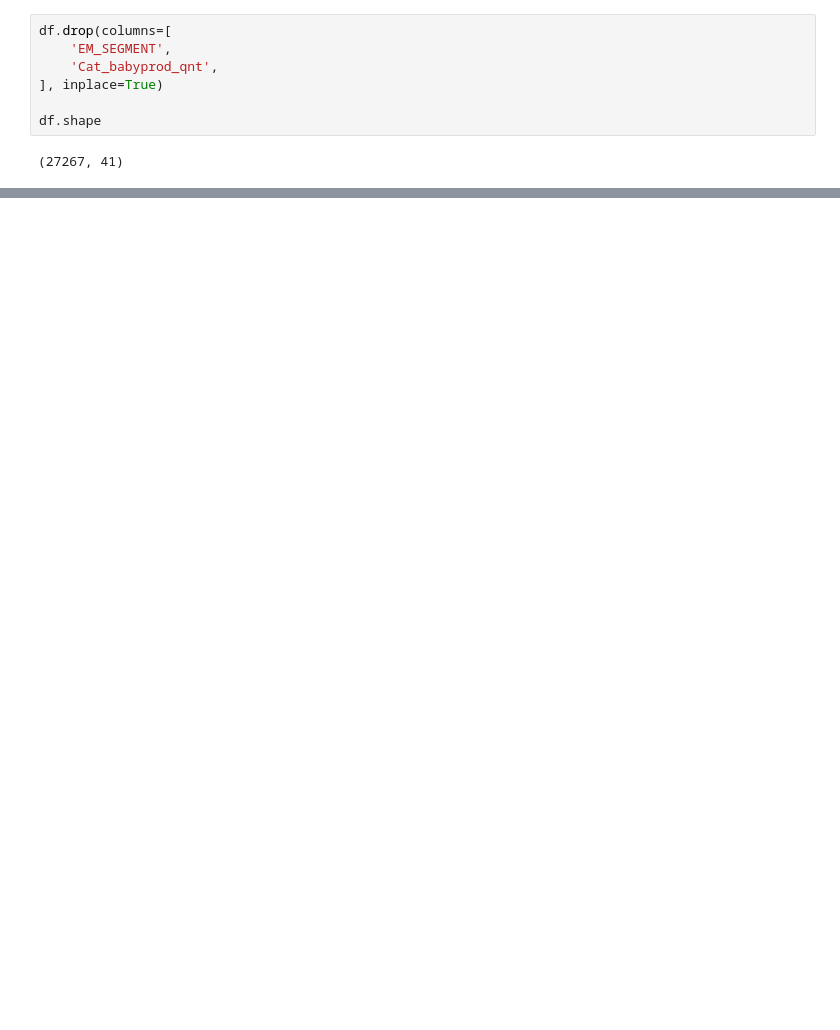
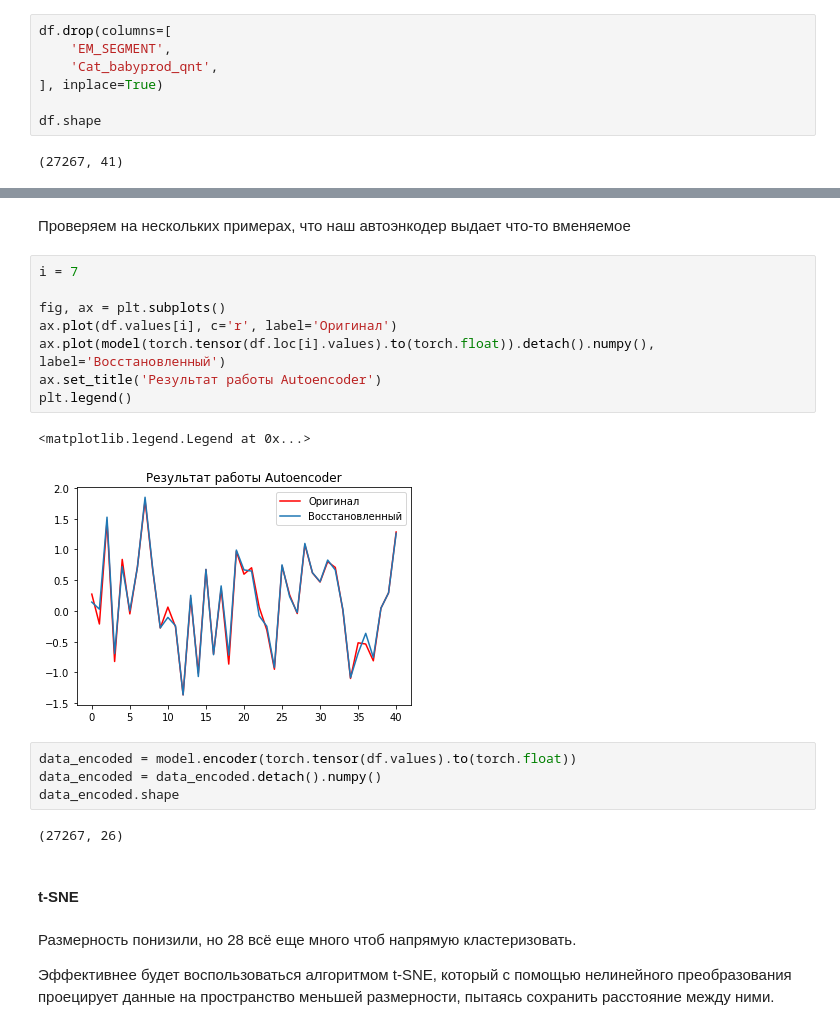
Before and after one commit to Drev0Z/Clustering, a Jupyter notebook: Clustering.ipynb, the cells around one changed output, grey strips where cells are left out. Saved outputs shown, nothing was run; the diff lists cells and outputs as text; blank space fills up the shorter version.

```diff
--- a/Clustering.ipynb
+++ b/Clustering.ipynb
@@ -187,2 +292,27 @@ df.shape
+# %% [markdown]
+Проверяем на нескольких примерах, что наш автоэнкодер выдает что-то вменяемое
+# %%
+i = 7
+
+fig, ax = plt.subplots()
+ax.plot(df.values[i], c='r', label='Оригинал')
+ax.plot(model(torch.tensor(df.loc[i].values).to(torch.float)).detach().numpy(), label='Восстановленный')
+ax.set_title('Результат работы Autoencoder')
+plt.legend()
+# %% [output]
+<matplotlib.legend.Legend at 0x...>
+[figure, added]
+# %%
+data_encoded = model.encoder(torch.tensor(df.values).to(torch.float))
+data_encoded = data_encoded.detach().numpy()
+data_encoded.shape
+# %% [output]
+(27267, 26)
+# %% [markdown]
+#### t-SNE
+# %% [markdown]
+Размерность понизили, но 28 всё еще много чтоб напрямую кластеризовать.
+
+Эффективнее будет воспользоваться алгоритмом t-SNE, который с помощью нелинейного преобразования проецирует данные на пространство меньшей размерности, пытаясь сохранить расстояние между ними.
 # %%
 %%time
```
Also changed, not shown: parts of 73 cells of this notebook.
